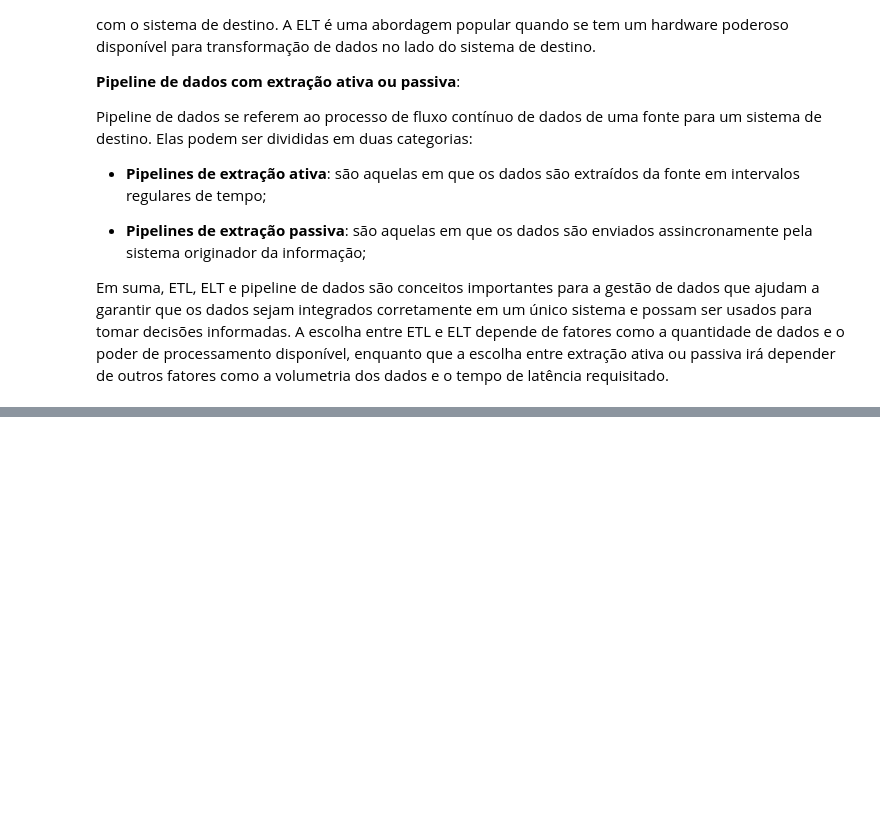
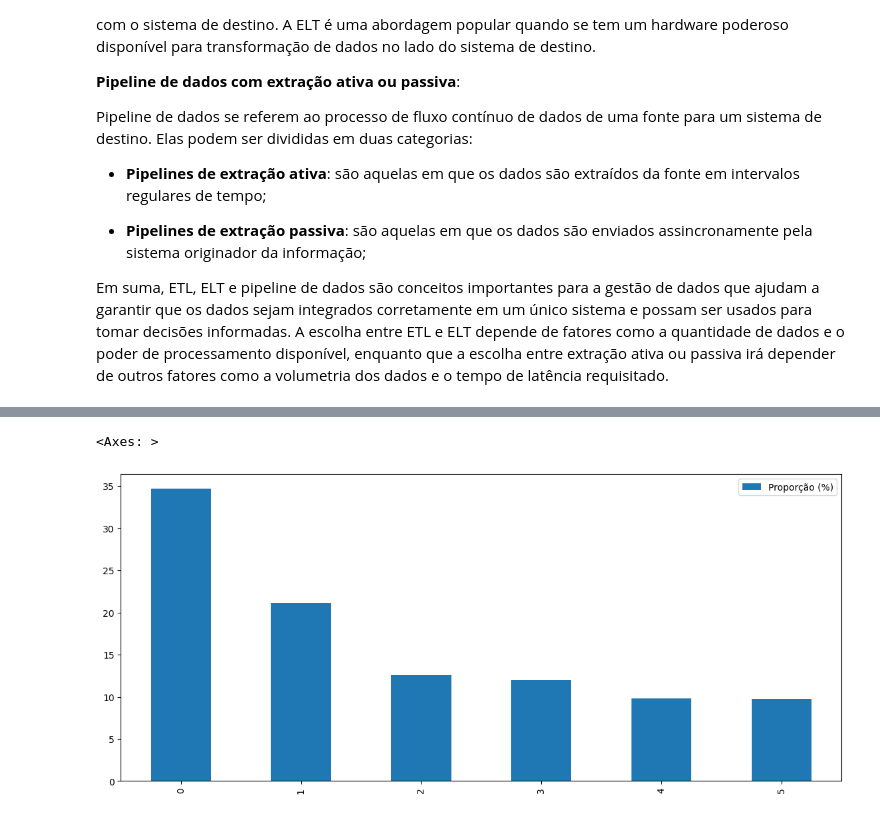
Before and after one commit to JhonCostaDev/Ada-Coders-2024, a Jupyter notebook: data_engineering/extracao_dados/aula_1/aula_1.ipynb, the cells around one changed output, grey strips where cells are left out. Drawn from its saved outputs; the diff is of its cells as text; code cells hidden in the pictures; blank space fills up the shorter version.

```diff
--- a/data_engineering/extracao_dados/aula_1/aula_1.ipynb
+++ b/data_engineering/extracao_dados/aula_1/aula_1.ipynb
@@ -142,0 +170,5 @@ df
+# %%
+# Adicionando Uma Nova coluna ao dataframe
+
+new_df['Total'] = new_df['Preço Revenda'] * new_df['Quantidade']
+new_df
@@ -142,0 +189,4 @@ df
+# %%
+df_proporcao = new_df['País'].value_counts(normalize=True).mul(100).round(2).reset_index()
+df_proporcao.rename(columns={'proportion': 'Proporção (%)'}, inplace=True)
+df_proporcao
@@ -142,0 +201,7 @@ df
+# %%
+import matplotlib.pyplot as plt
+
+df_proporcao.plot(kind='bar', figsize=(14,6))
+# %% [output]
+<Axes: >
+[figure, added]
```
Also changed, not shown: parts of 22 cells of this notebook, 3 other files.
